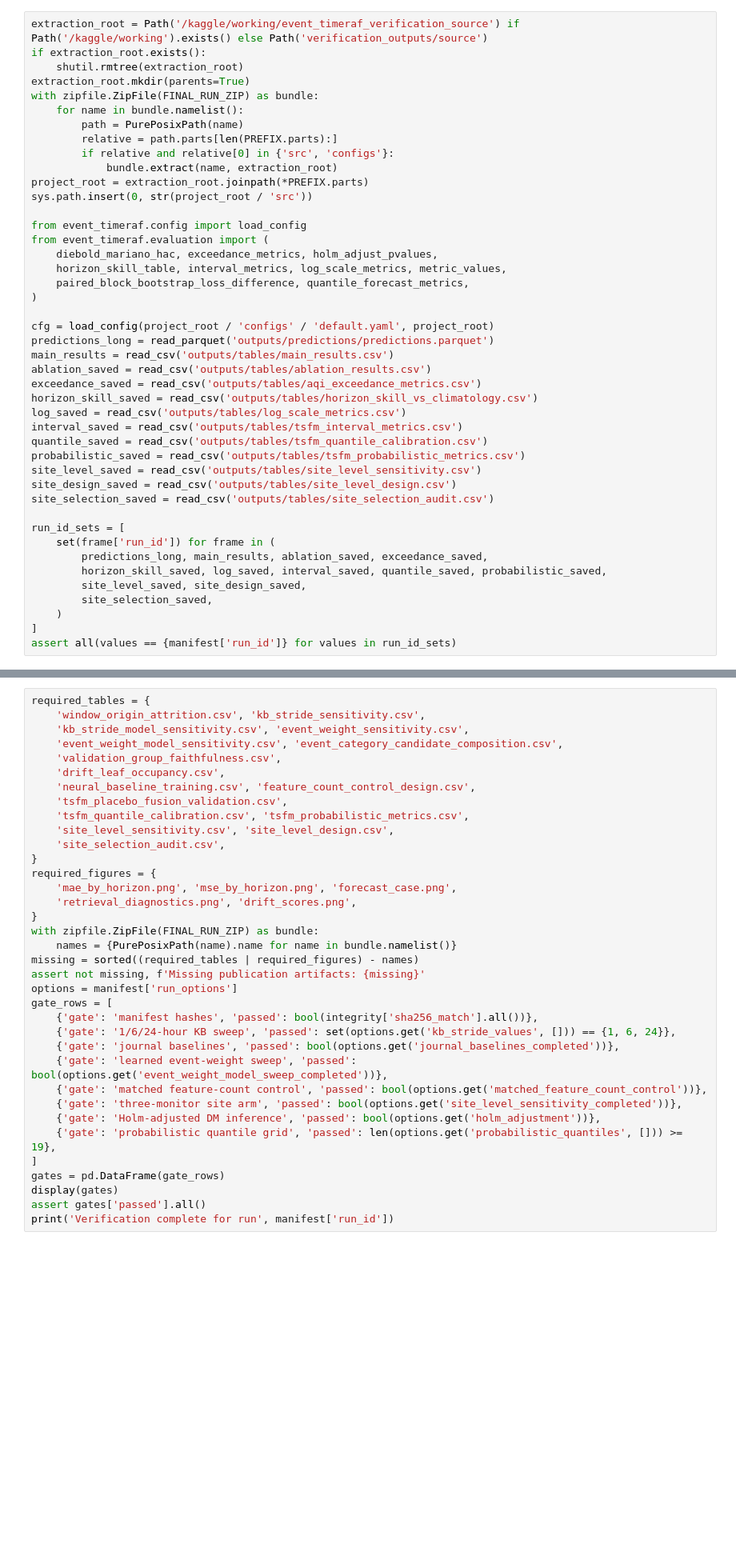
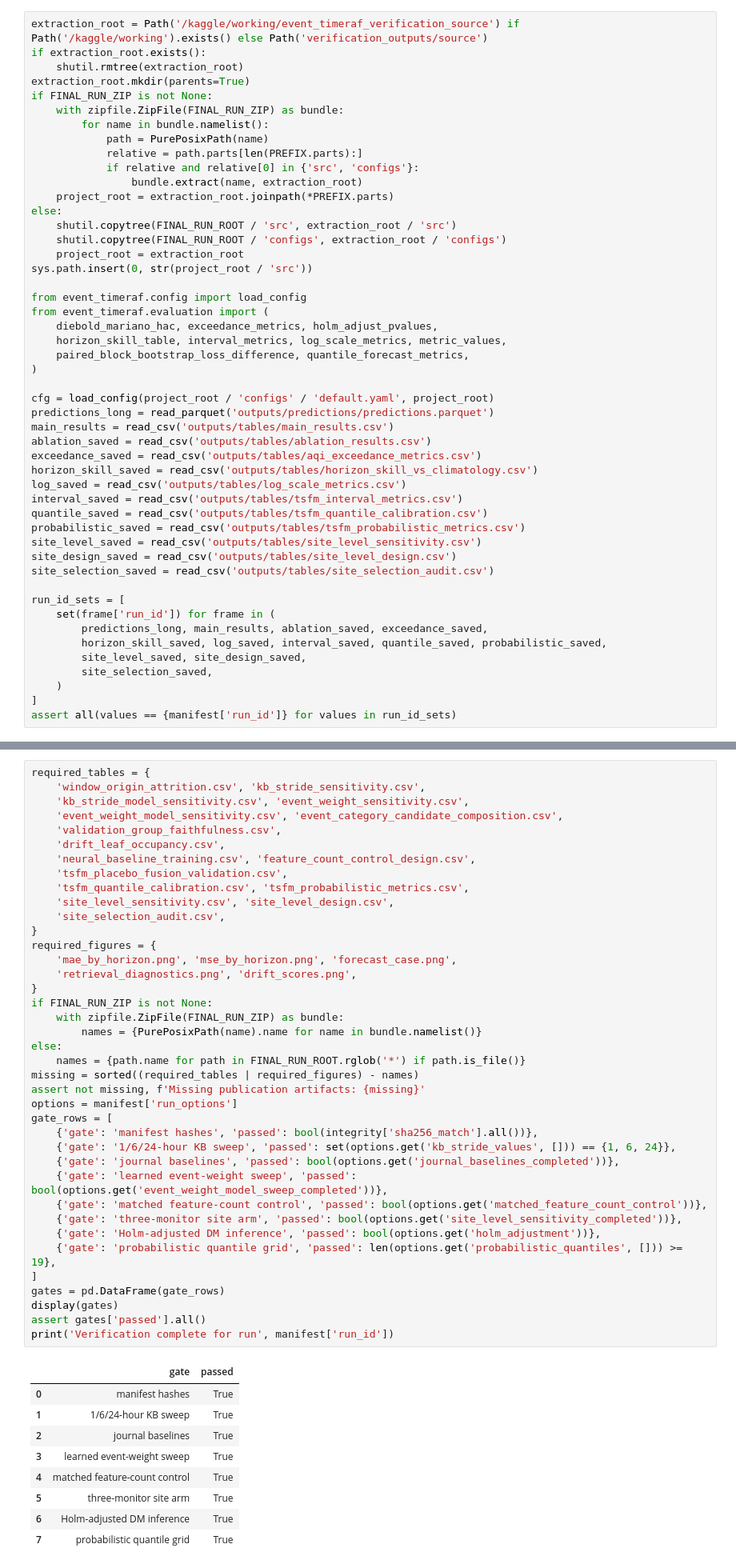
Before and after one commit to shasabbir/trace-raf, a Jupyter notebook: notebooks/03_paper_claim_verification.ipynb, the cells around one changed output, grey strips where cells are left out. Shown at 80% size. Cells and saved outputs as stored; diff of their text form; blank space fills up the shorter version.

```diff
--- a/notebooks/03_paper_claim_verification.ipynb
+++ b/notebooks/03_paper_claim_verification.ipynb
@@ -99,13 +139,18 @@ extraction_root = Path('/kaggle/working/event_timeraf_verification_source') if P
 if extraction_root.exists():
     shutil.rmtree(extraction_root)
 extraction_root.mkdir(parents=True)
-with zipfile.ZipFile(FINAL_RUN_ZIP) as bundle:
-    for name in bundle.namelist():
-        path = PurePosixPath(name)
-        relative = path.parts[len(PREFIX.parts):]
-        if relative and relative[0] in {'src', 'configs'}:
-            bundle.extract(name, extraction_root)
-project_root = extraction_root.joinpath(*PREFIX.parts)
+if FINAL_RUN_ZIP is not None:
+    with zipfile.ZipFile(FINAL_RUN_ZIP) as bundle:
+        for name in bundle.namelist():
+            path = PurePosixPath(name)
+            relative = path.parts[len(PREFIX.parts):]
+            if relative and relative[0] in {'src', 'configs'}:
+                bundle.extract(name, extraction_root)
+    project_root = extraction_root.joinpath(*PREFIX.parts)
+else:
+    shutil.copytree(FINAL_RUN_ROOT / 'src', extraction_root / 'src')
+    shutil.copytree(FINAL_RUN_ROOT / 'configs', extraction_root / 'configs')
+    project_root = extraction_root
 sys.path.insert(0, str(project_root / 'src'))
 
 from event_timeraf.config import load_config
@@ -343,32 +480,45 @@ required_tables = {
     'event_weight_model_sensitivity.csv', 'event_category_candidate_composition.csv',
     'validation_group_faithfulness.csv',
     'drift_leaf_occupancy.csv',
     'neural_baseline_training.csv', 'feature_count_control_design.csv',
     'tsfm_placebo_fusion_validation.csv',
     'tsfm_quantile_calibration.csv', 'tsfm_probabilistic_metrics.csv',
     'site_level_sensitivity.csv', 'site_level_design.csv',
     'site_selection_audit.csv',
 }
 required_figures = {
     'mae_by_horizon.png', 'mse_by_horizon.png', 'forecast_case.png',
     'retrieval_diagnostics.png', 'drift_scores.png',
 }
-with zipfile.ZipFile(FINAL_RUN_ZIP) as bundle:
-    names = {PurePosixPath(name).name for name in bundle.namelist()}
+if FINAL_RUN_ZIP is not None:
+    with zipfile.ZipFile(FINAL_RUN_ZIP) as bundle:
+        names = {PurePosixPath(name).name for name in bundle.namelist()}
+else:
+    names = {path.name for path in FINAL_RUN_ROOT.rglob('*') if path.is_file()}
 missing = sorted((required_tables | required_figures) - names)
 assert not missing, f'Missing publication artifacts: {missing}'
 options = manifest['run_options']
 gate_rows = [
     {'gate': 'manifest hashes', 'passed': bool(integrity['sha256_match'].all())},
     {'gate': '1/6/24-hour KB sweep', 'passed': set(options.get('kb_stride_values', [])) == {1, 6, 24}},
     {'gate': 'journal baselines', 'passed': bool(options.get('journal_baselines_completed'))},
     {'gate': 'learned event-weight sweep', 'passed': bool(options.get('event_weight_model_sweep_completed'))},
     {'gate': 'matched feature-count control', 'passed': bool(options.get('matched_feature_count_control'))},
     {'gate': 'three-monitor site arm', 'passed': bool(options.get('site_level_sensitivity_completed'))},
     {'gate': 'Holm-adjusted DM inference', 'passed': bool(options.get('holm_adjustment'))},
     {'gate': 'probabilistic quantile grid', 'passed': len(options.get('probabilistic_quantiles', [])) >= 19},
 ]
 gates = pd.DataFrame(gate_rows)
 display(gates)
 assert gates['passed'].all()
 print('Verification complete for run', manifest['run_id'])
+# %% [output]
+|  | gate | passed |
+| 0 | manifest hashes | True |
+| 1 | 1/6/24-hour KB sweep | True |
+| 2 | journal baselines | True |
+| 3 | learned event-weight sweep | True |
+| 4 | matched feature-count control | True |
+| 5 | three-monitor site arm | True |
+| 6 | Holm-adjusted DM inference | True |
+| 7 | probabilistic quantile grid | True |
```
Also changed, not shown: parts of 7 cells of this notebook, 2 other files.
